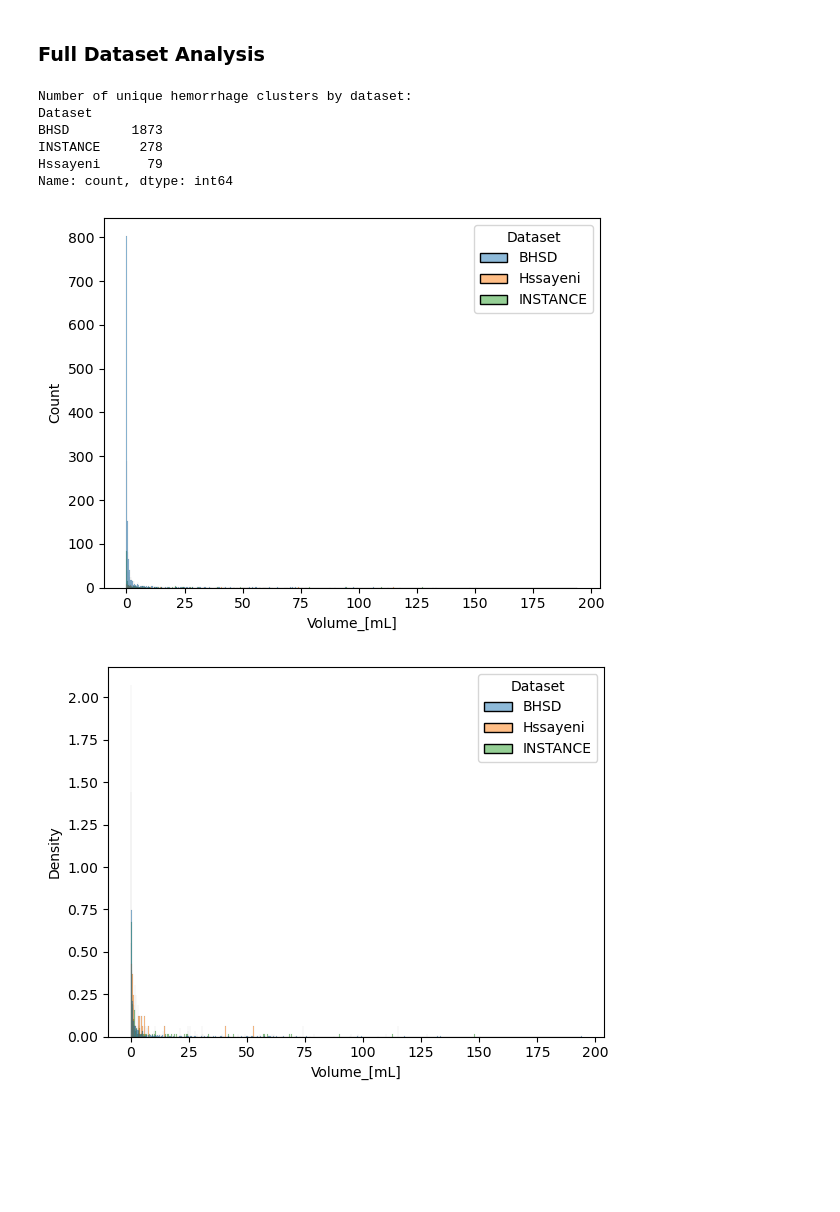
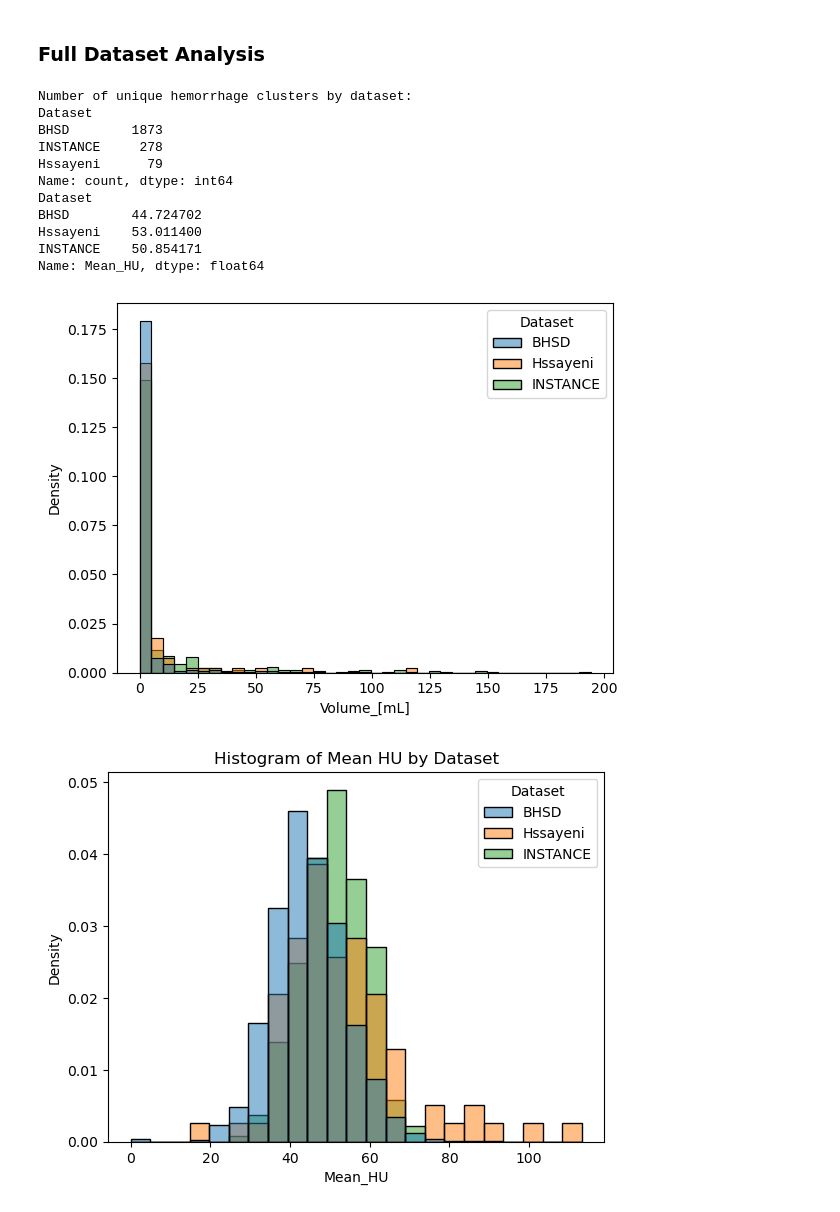
Before and after one commit to DIDSR/InSilicoICH, a Jupyter notebook: notebooks/Aim_1point1.ipynb, the cells around one changed output. Drawn from its saved outputs; the diff is of its cells as text; code cells hidden in the pictures; blank space fills up the shorter version.

```diff
--- a/notebooks/Aim_1point1.ipynb
+++ b/notebooks/Aim_1point1.ipynb
@@ -221,22 +221,35 @@ if regenerate_spreadsheet:
 # %%
 import seaborn as sns
 
 print('Number of unique hemorrhage clusters by dataset:')
 print(df['Dataset'].value_counts())
 
+print(df.groupby('Dataset')['Mean_HU'].mean())
+
 plt.figure()
-sns.histplot(data=df, x='Volume_[mL]', hue='Dataset')
+sns.histplot(data=df, x='Volume_[mL]', hue='Dataset', stat="density", common_norm=False, binwidth=5)
 plt.show()
 
 plt.figure()
-sns.histplot(data=df, x='Volume_[mL]', hue='Dataset', stat="density", common_norm=False)
+plt.title('Histogram of Mean HU by Dataset')
+sns.histplot(data=df, x='Mean_HU', hue='Dataset', stat="density", common_norm=False, binwidth=5)
 plt.show()
+
+plt.figure()
+plt.title('KDE Plot of Mean HU by Dataset')
+sns.kdeplot(data=df, x='Mean_HU', hue='Dataset', common_norm=False)
+plt.show()
 # %% [output]
 Number of unique hemorrhage clusters by dataset:
 Dataset
 BHSD        1873
 INSTANCE     278
 Hssayeni      79
 Name: count, dtype: int64
+Dataset
+BHSD        44.724702
+Hssayeni    53.011400
+INSTANCE    50.854171
+Name: Mean_HU, dtype: float64
-[figure, old version]
+[figure, new version]
-[figure, old version]
+[figure, new version]
```
Also changed, not shown: parts of 2 cells of this notebook.
